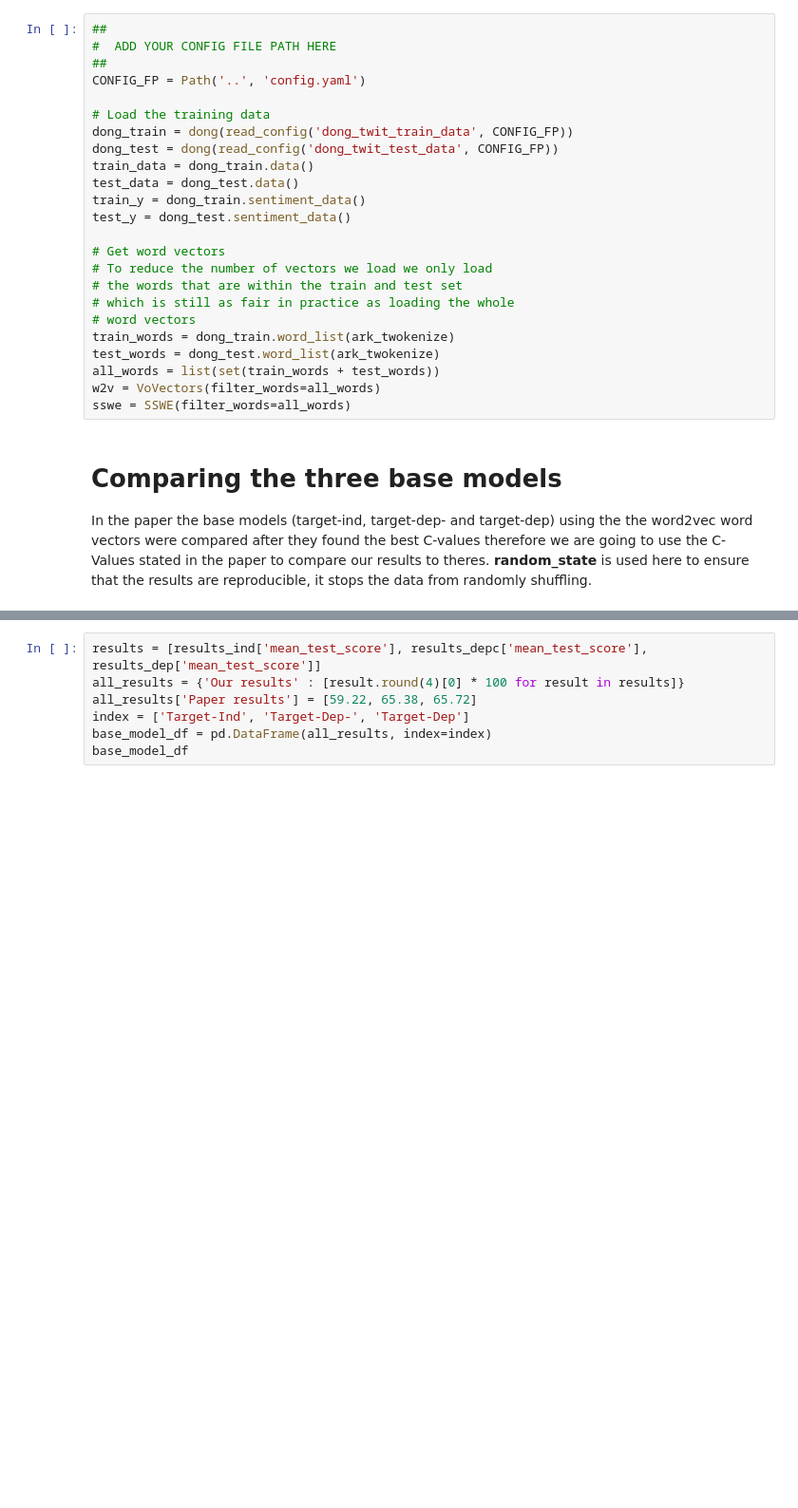
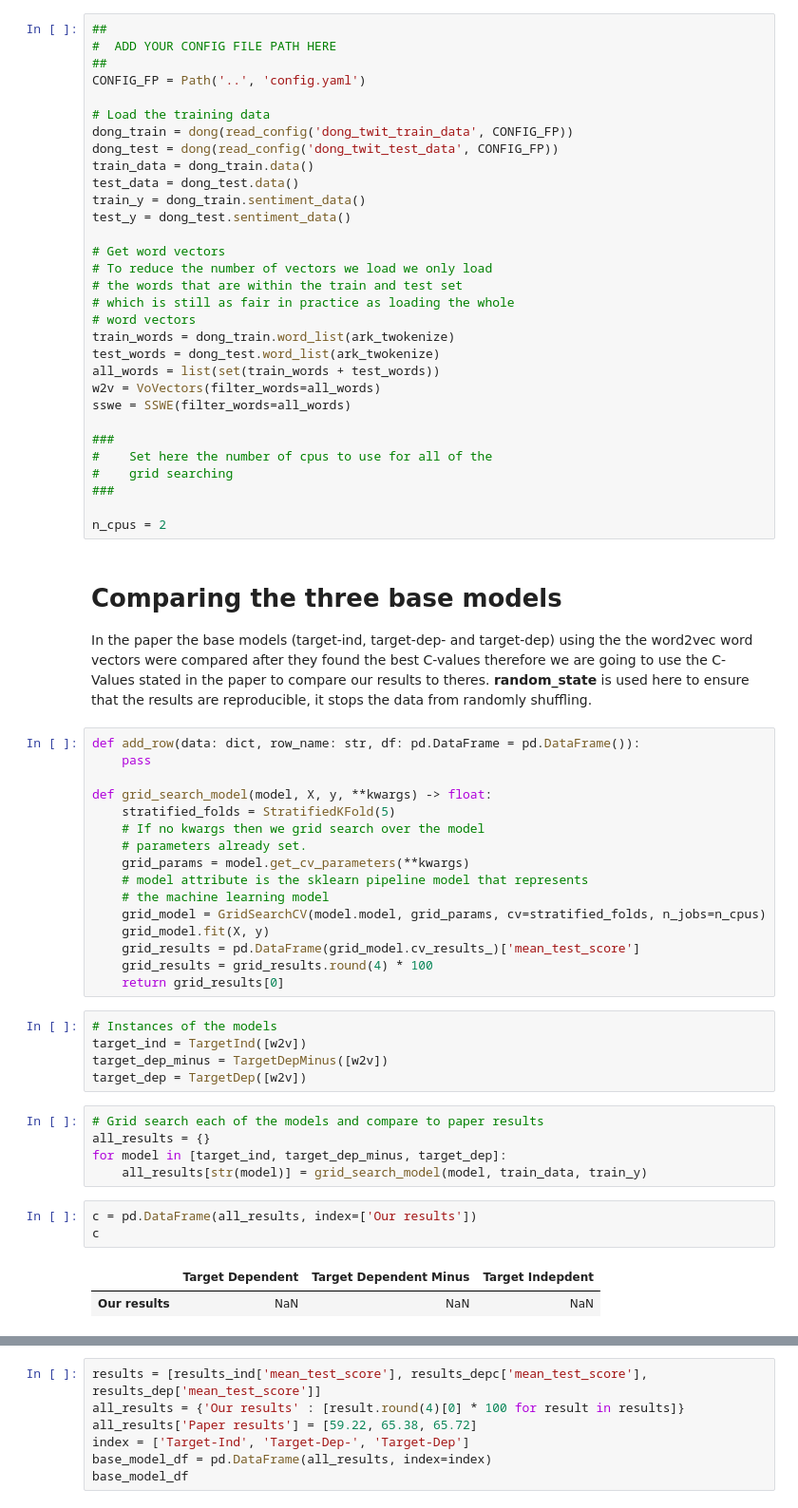
Before and after one commit to apmoore1/Bella, a Jupyter notebook: notebooks/target_model.ipynb, the cells around one changed output, grey strips where cells are left out. Shown at 95% size. Saved outputs shown, nothing was run; the diff lists cells and outputs as text; blank space fills up the shorter version.

Commit message:
making the new models more efficient like old

```diff
--- a/notebooks/target_model.ipynb
+++ b/notebooks/target_model.ipynb
@@ -63,7 +61,46 @@ test_words = dong_test.word_list(ark_twokenize)
 all_words = list(set(train_words + test_words))
 w2v = VoVectors(filter_words=all_words)
 sswe = SSWE(filter_words=all_words)
+
+###
+#    Set here the number of cpus to use for all of the
+#    grid searching
+###
+
+n_cpus = 2
 # %% [markdown]
 # Comparing the three base models
 
 In the paper the base models (target-ind, target-dep- and target-dep) using the the word2vec word vectors were compared after they found the best C-values therefore we are going to use the C-Values stated in the paper to compare our results to theres. **random_state** is used here to ensure that the results are reproducible, it stops the data from randomly shuffling.
+# %%
+def add_row(data: dict, row_name: str, df: pd.DataFrame = pd.DataFrame()):
+    pass
+
+def grid_search_model(model, X, y, **kwargs) -> float:
+    stratified_folds = StratifiedKFold(5)
+    # If no kwargs then we grid search over the model
+    # parameters already set.
+    grid_params = model.get_cv_parameters(**kwargs)
+    # model attribute is the sklearn pipeline model that represents
+    # the machine learning model
+    grid_model = GridSearchCV(model.model, grid_params, cv=stratified_folds, n_jobs=n_cpus)
+    grid_model.fit(X, y)
+    grid_results = pd.DataFrame(grid_model.cv_results_)['mean_test_score']
+    grid_results = grid_results.round(4) * 100
+    return grid_results[0]
+# %%
+# Instances of the models
+target_ind = TargetInd([w2v])
+target_dep_minus = TargetDepMinus([w2v])
+target_dep = TargetDep([w2v])
+# %%
+# Grid search each of the models and compare to paper results
+all_results = {}
+for model in [target_ind, target_dep_minus, target_dep]:
+    all_results[str(model)] = grid_search_model(model, train_data, train_y)
+# %%
+c = pd.DataFrame(all_results, index=['Our results'])
+c
+# %% [output]
+|  | Target Dependent | Target Dependent Minus | Target Indepdent |
+| Our results | NaN | NaN | NaN |
```
Also changed, not shown: parts of 6 cells of this notebook, 2 other files.
